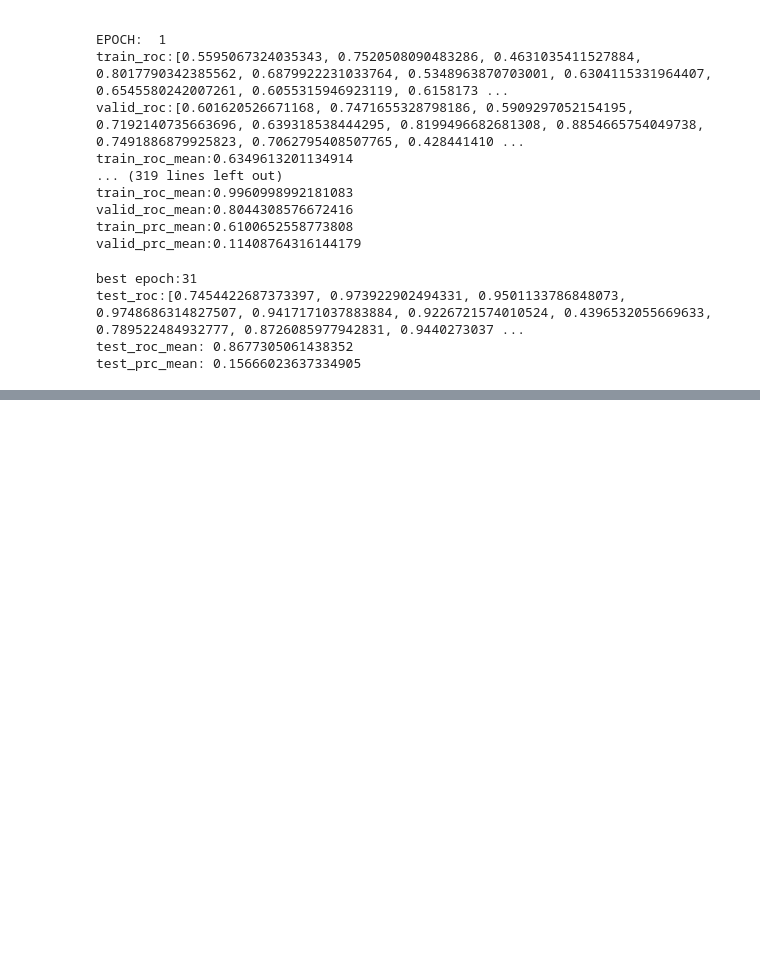
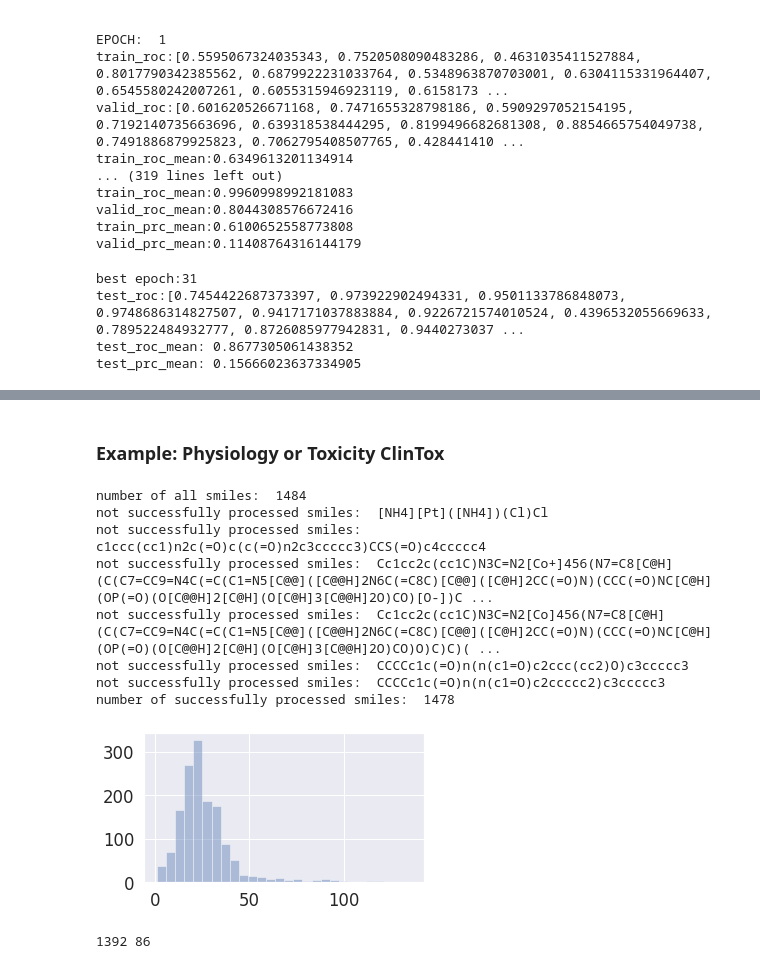
Before and after one commit to saams4u/chemlabs, a Jupyter notebook: use_cases/ml_apps/attentive-fp/notebook.ipynb, the cells around one changed output, grey strips where cells are left out. Cells and saved outputs as stored; diff of their text form; code cells hidden in the pictures; blank space fills up the shorter version.

```diff
--- a/use_cases/ml_apps/attentive-fp/notebook.ipynb
+++ b/use_cases/ml_apps/attentive-fp/notebook.ipynb
@@ -1941,0 +2539,19 @@ test_prc_mean: 0.15666023637334905
+# %%
+weights = []
+
+for i,task in enumerate(tasks):
+    negative_df = remained_df[remained_df[task] == 0][["smiles",task]]
+    positive_df = remained_df[remained_df[task] == 1][["smiles",task]]
+    weights.append([(positive_df.shape[0]+negative_df.shape[0])/negative_df.shape[0],\
+                    (positive_df.shape[0]+negative_df.shape[0])/positive_df.shape[0]])
+
+test_df = remained_df.sample(frac=1/10, random_state=random_seed) # test set
+training_data = remained_df.drop(test_df.index) # training data
+
+# training data is further divided into validation set and train set
+valid_df = training_data.sample(frac=1/9, random_state=random_seed) # validation set
+train_df = training_data.drop(valid_df.index) # train set
+
+train_df = train_df.reset_index(drop=True)
+valid_df = valid_df.reset_index(drop=True)
+test_df = test_df.reset_index(drop=True)
@@ -1941,0 +2768,59 @@ test_prc_mean: 0.15666023637334905
+# %% [markdown]
+### Example: Physiology or Toxicity ClinTox
+# %%
+task_name = 'clintox'
+tasks = [
+    'FDA_APPROVED','CT_TOX'
+]
+
+raw_filename = "data/clintox.csv"
+feature_filename = raw_filename.replace('.csv','.pickle')
+
+filename = raw_filename.replace('.csv','')
+prefix_filename = raw_filename.split('/')[-1].replace('.csv','')
+
+smiles_tasks_df = pd.read_csv(raw_filename)
+smilesList = smiles_tasks_df.smiles.values
+print("number of all smiles: ",len(smilesList))
+
+atom_num_dist = []
+remained_smiles = []
+canonical_smiles_list = []
+
+for smiles in smilesList:
+    try:
+        mol = Chem.MolFromSmiles(smiles)
+        atom_num_dist.append(len(mol.GetAtoms()))
+        remained_smiles.append(smiles)
+        canonical_smiles_list.append(Chem.MolToSmiles(Chem.MolFromSmiles(smiles), isomericSmiles=True))
+    except:
+        print("not successfully processed smiles: ", smiles)
+        pass
+
+print("number of successfully processed smiles: ", len(remained_smiles))
+smiles_tasks_df = smiles_tasks_df[smiles_tasks_df["smiles"].isin(remained_smiles)]
+
+# print(smiles_tasks_df)
+smiles_tasks_df['cano_smiles'] =canonical_smiles_list
+
+plt.figure(figsize=(5, 3))
+sns.set(font_scale=1.5)
+ax = sns.distplot(atom_num_dist, bins=28, kde=False)
+
+plt.tight_layout()
+# plt.savefig("atom_num_dist_"+prefix_filename+".png",dpi=200)
+plt.show()
+plt.close()
+
+print(len([i for i in atom_num_dist if i<51]),len([i for i in atom_num_dist if i>50]))
+# %% [output]
+number of all smiles:  1484
+not successfully processed smiles:  [NH4][Pt]([NH4])(Cl)Cl
+not successfully processed smiles:  c1ccc(cc1)n2c(=O)c(c(=O)n2c3ccccc3)CCS(=O)c4ccccc4
+not successfully processed smiles:  Cc1cc2c(cc1C)N3C=N2[Co+]456(N7=C8[C@H](C(C7=CC9=N4C(=C(C1=N5[C@@]([C@@H]2N6C(=C8C)[C@@]([C@H]2CC(=O)N)(CCC(=O)NC[C@H](OP(=O)(O[C@@H]2[C@H](O[C@H]3[C@@H]2O)CO)[O-])C ...
+not successfully processed smiles:  Cc1cc2c(cc1C)N3C=N2[Co]456(N7=C8[C@H](C(C7=CC9=N4C(=C(C1=N5[C@@]([C@@H]2N6C(=C8C)[C@@]([C@H]2CC(=O)N)(CCC(=O)NC[C@H](OP(=O)(O[C@@H]2[C@H](O[C@H]3[C@@H]2O)CO)O)C)C)( ...
+not successfully processed smiles:  CCCCc1c(=O)n(n(c1=O)c2ccc(cc2)O)c3ccccc3
+not successfully processed smiles:  CCCCc1c(=O)n(n(c1=O)c2ccccc2)c3ccccc3
+number of successfully processed smiles:  1478
+[figure, added]
+1392 86
```
Also changed, not shown: parts of 79 cells of this notebook, 3 other files.
